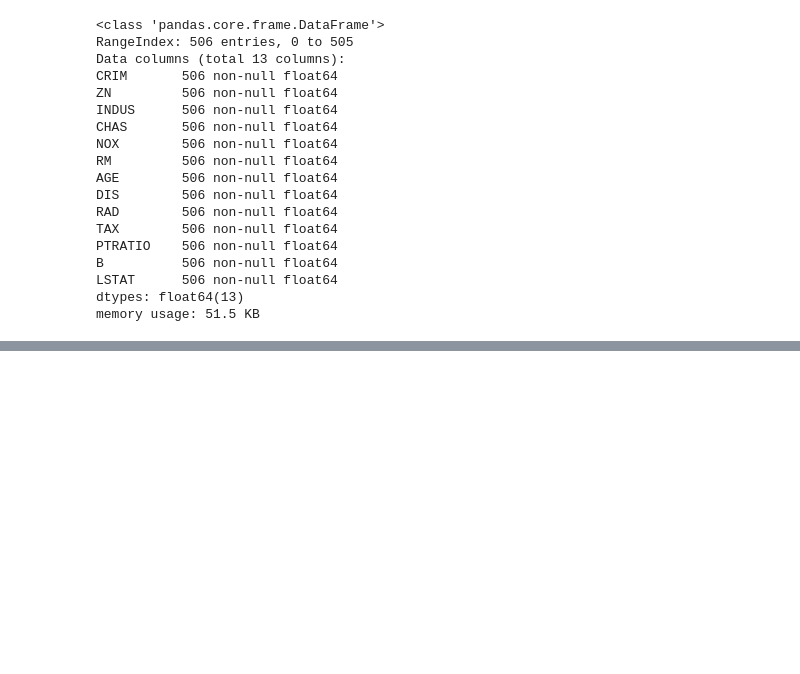
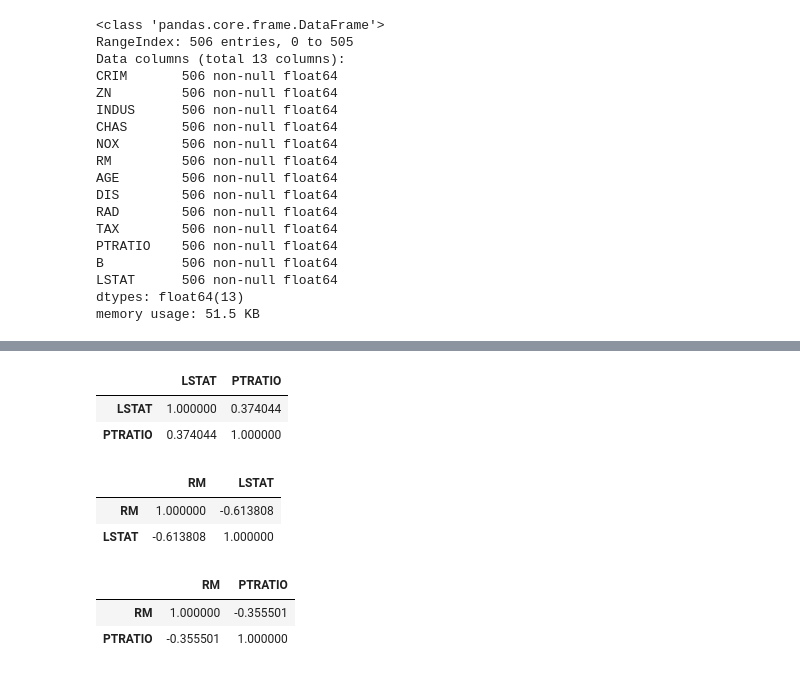
Before and after one commit to alihammadbaig/ML, a Jupyter notebook: Feature_Selection/Filter_Wrapper_Embedded_Methods.ipynb, the cells around one changed output, grey strips where cells are left out. Cells and saved outputs as stored; diff of their text form; code cells hidden in the pictures; blank space fills up the shorter version.

```diff
--- a/Feature_Selection/Filter_Wrapper_Embedded_Methods.ipynb
+++ b/Feature_Selection/Filter_Wrapper_Embedded_Methods.ipynb
@@ -74,0 +151,18 @@ df.describe()
+# %%
+df[["LSTAT","PTRATIO"]].corr()
+# %% [output]
+|  | LSTAT | PTRATIO |
+| LSTAT | 1.000000 | 0.374044 |
+| PTRATIO | 0.374044 | 1.000000 |
+# %%
+df[["RM","LSTAT"]].corr()
+# %% [output]
+|  | RM | LSTAT |
+| RM | 1.000000 | -0.613808 |
+| LSTAT | -0.613808 | 1.000000 |
+# %%
+df[["RM","PTRATIO"]].corr()
+# %% [output]
+|  | RM | PTRATIO |
+| RM | 1.000000 | -0.355501 |
+| PTRATIO | -0.355501 | 1.000000 |
```
Also changed, not shown: parts of 15 cells of this notebook.
